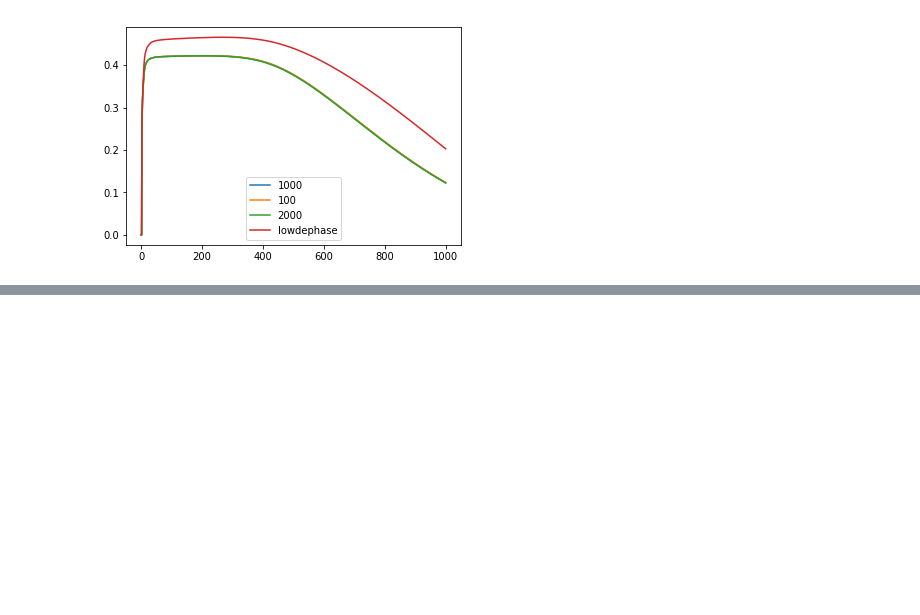
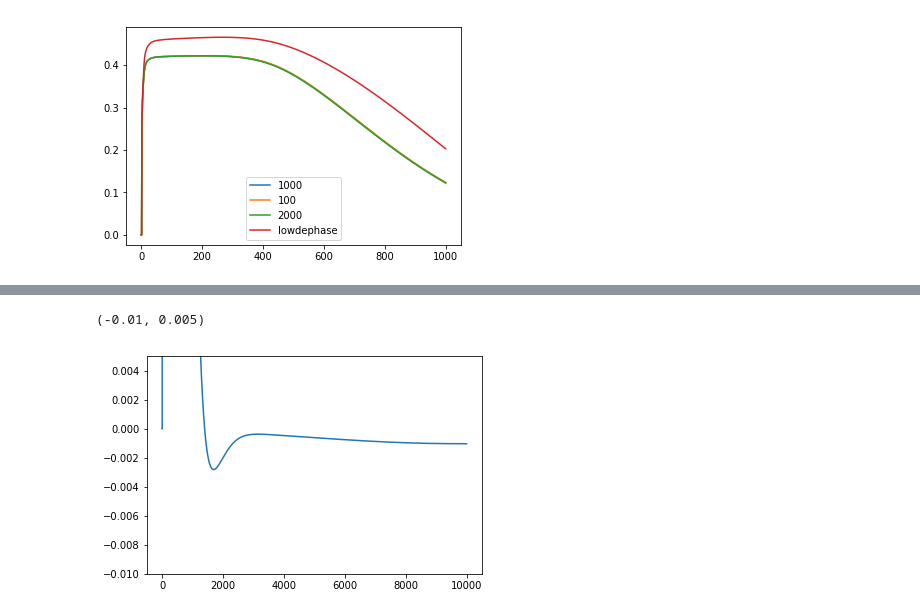
Before and after one commit to marcodalessandro76/Generation-and-decay-of-the-degree-of-spin-polarization-in-GaAs, a Jupyter notebook: Spin_polarization_TD_analysis.ipynb, the cells around one changed output, grey strips where cells are left out. Saved outputs shown, nothing was run; the diff lists cells and outputs as text; code cells hidden in the pictures; blank space fills up the shorter version.

```diff
--- a/Spin_polarization_TD_analysis.ipynb
+++ b/Spin_polarization_TD_analysis.ipynb
@@ -109,0 +140,6 @@ plt.legend()
+# %%
+plt.plot(mgn_10pico['T'],mgn_10pico['Mc_z'],label='10pico')
+plt.ylim(-0.01,0.005)
+# %% [output]
+(-0.01, 0.005)
+[figure, added]
```
Also changed, not shown: parts of 9 cells of this notebook, 2 other files.
